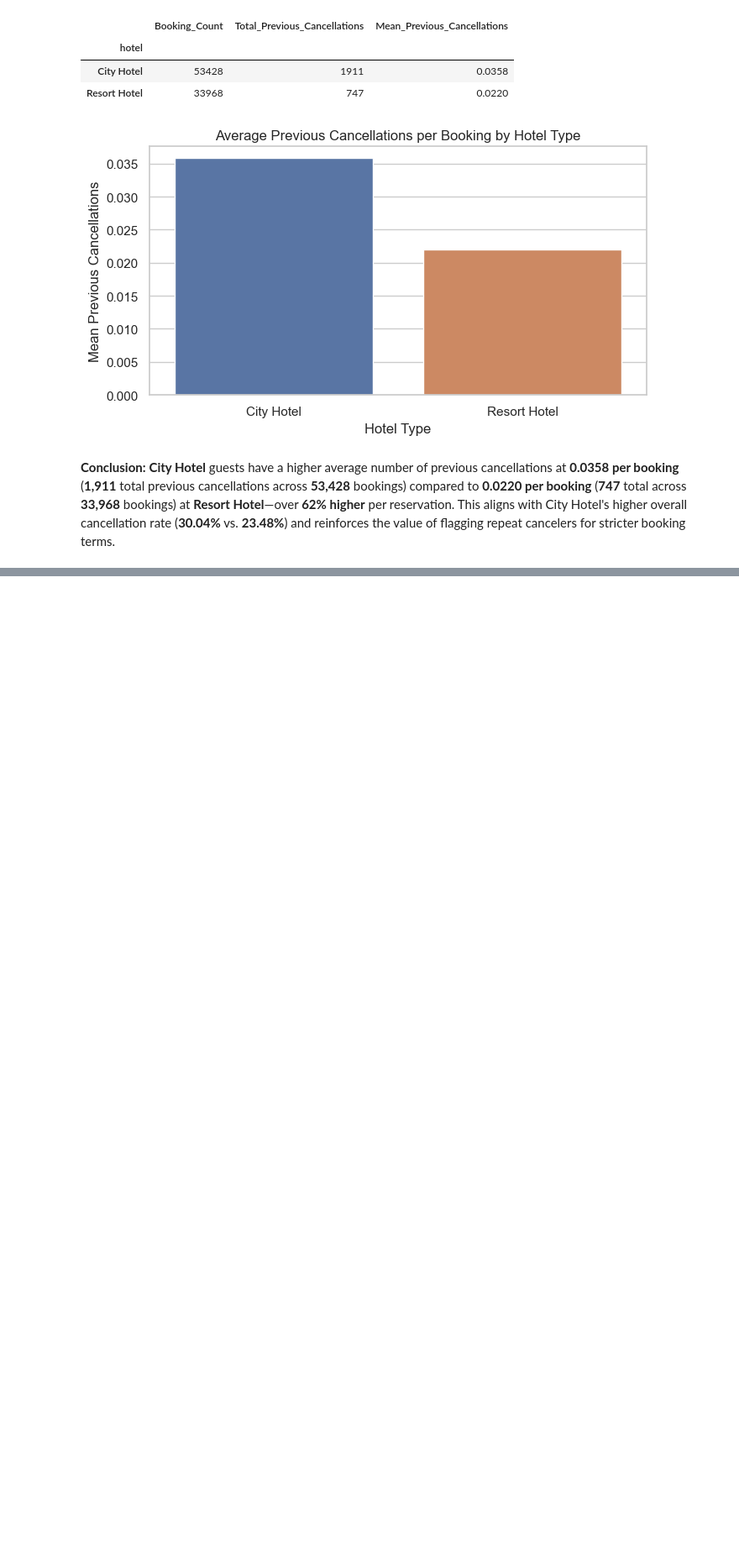
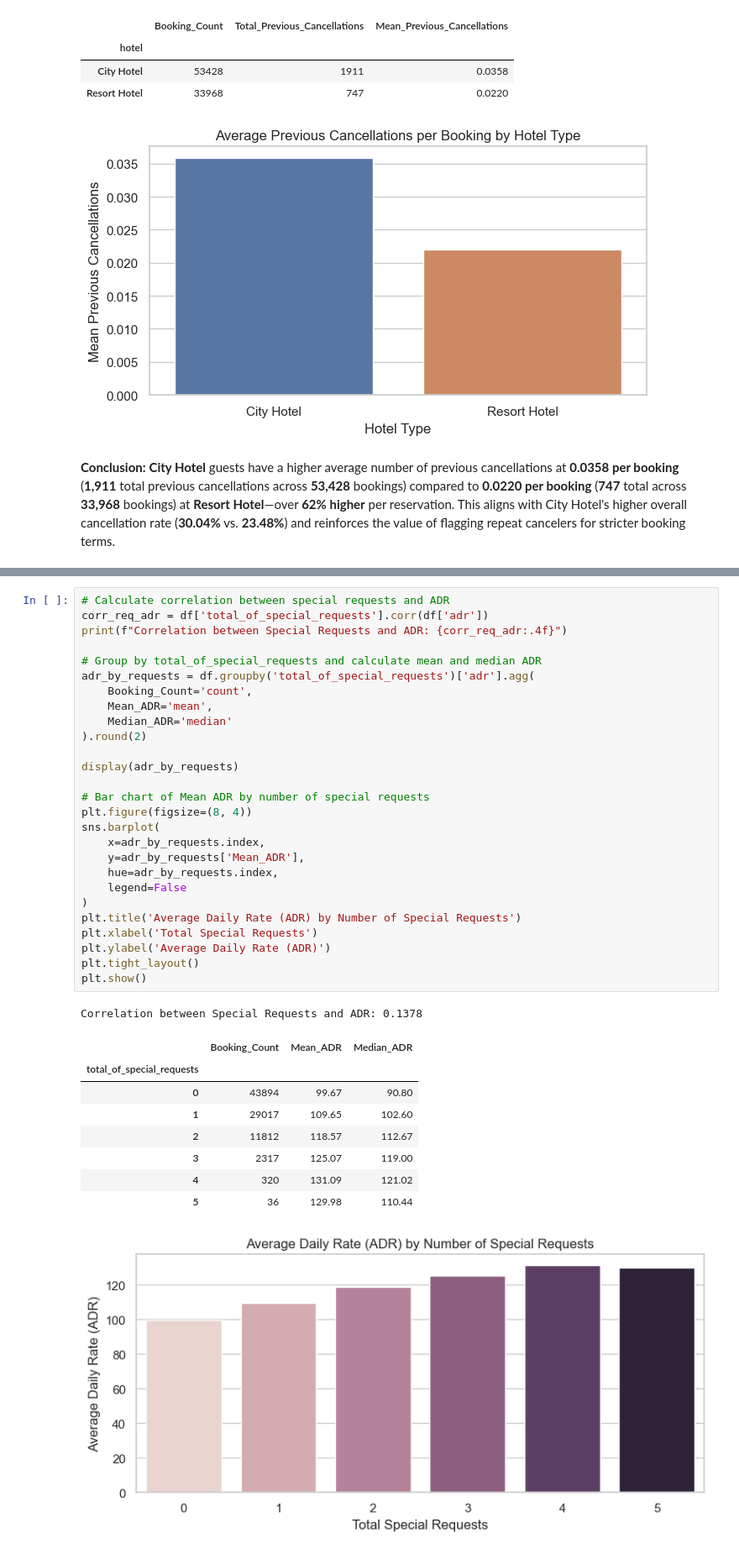
Before and after one commit to eishutamori/Hotel-Operations-Analysis-EDA, a Jupyter notebook: notebook/EDA02 - hotel-booking-analysis-eda.ipynb, the cells around one changed output, grey strips where cells are left out. Shown at 84% size. Saved outputs shown, nothing was run; the diff lists cells and outputs as text; blank space fills up the shorter version.

```diff
--- a/notebook/EDA02 - hotel-booking-analysis-eda.ipynb
+++ b/notebook/EDA02 - hotel-booking-analysis-eda.ipynb
@@ -673,0 +685,38 @@ Customer Type with Highest Mean ADR: Transient (110.14)
+# %%
+# Calculate correlation between special requests and ADR
+corr_req_adr = df['total_of_special_requests'].corr(df['adr'])
+print(f"Correlation between Special Requests and ADR: {corr_req_adr:.4f}")
+
+# Group by total_of_special_requests and calculate mean and median ADR
+adr_by_requests = df.groupby('total_of_special_requests')['adr'].agg(
+    Booking_Count='count',
+    Mean_ADR='mean',
+    Median_ADR='median'
+).round(2)
+
+display(adr_by_requests)
+
+# Bar chart of Mean ADR by number of special requests
+plt.figure(figsize=(8, 4))
+sns.barplot(
+    x=adr_by_requests.index,
+    y=adr_by_requests['Mean_ADR'],
+    hue=adr_by_requests.index,
+    legend=False
+)
+plt.title('Average Daily Rate (ADR) by Number of Special Requests')
+plt.xlabel('Total Special Requests')
+plt.ylabel('Average Daily Rate (ADR)')
+plt.tight_layout()
+plt.show()
+# %% [output]
+Correlation between Special Requests and ADR: 0.1378
+|  | Booking_Count | Mean_ADR | Median_ADR |
+| total_of_special_requests |  |  |  |
+| 0 | 43894 | 99.67 | 90.80 |
+| 1 | 29017 | 109.65 | 102.60 |
+| 2 | 11812 | 118.57 | 112.67 |
+| 3 | 2317 | 125.07 | 119.00 |
+| 4 | 320 | 131.09 | 121.02 |
+| 5 | 36 | 129.98 | 110.44 |
+[figure, added]
```
Also changed, not shown: parts of 20 cells of this notebook.
